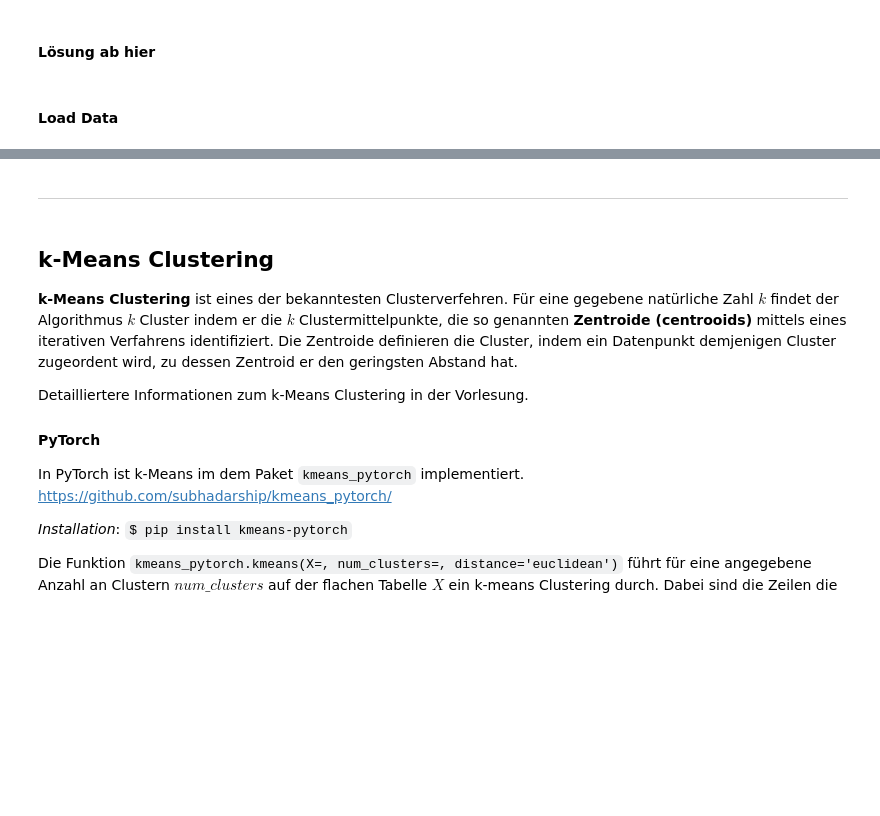
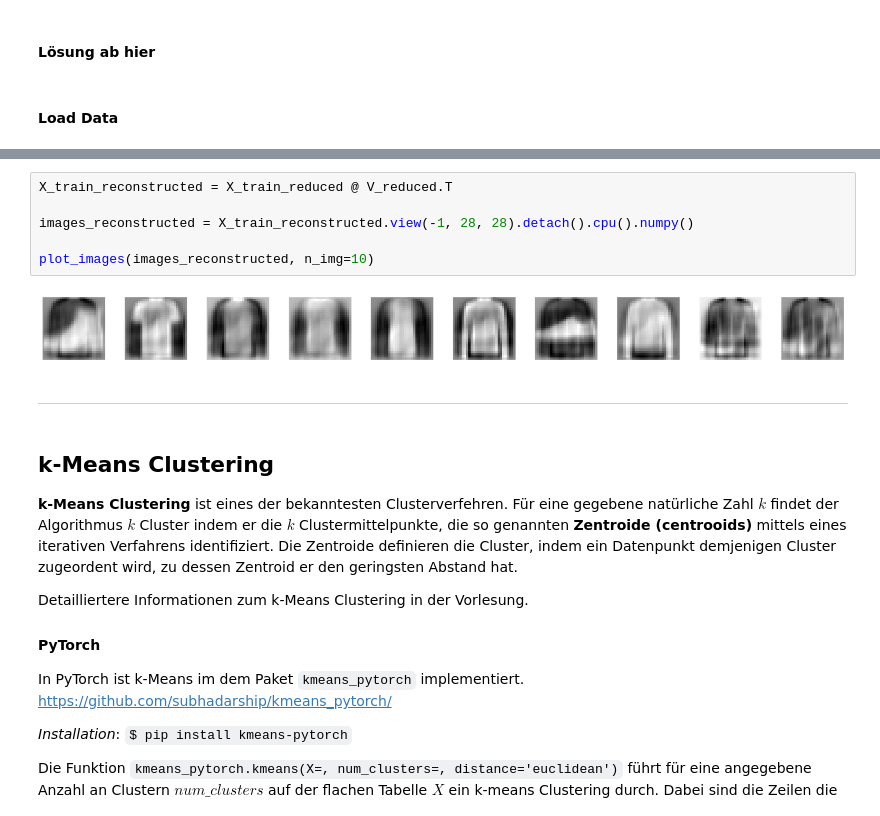
Before and after one commit to qq-ki/ML_Praktikum, a Jupyter notebook: Semester_4/Aufgabenblatt 5/Blatt 5 - ML2 - PCA and kMeans.ipynb, the cells around one changed output, grey strips where cells are left out. Saved outputs shown, nothing was run; the diff lists cells and outputs as text; blank space fills up the shorter version.

```diff
--- a/Semester_4/Aufgabenblatt 5/Blatt 5 - ML2 - PCA and kMeans.ipynb
+++ b/Semester_4/Aufgabenblatt 5/Blatt 5 - ML2 - PCA and kMeans.ipynb
@@ -214,3 +317,11 @@ def test(network, test_loader):
+# %%
+X_train_reconstructed = X_train_reduced @ V_reduced.T
+
+images_reconstructed = X_train_reconstructed.view(-1, 28, 28).detach().cpu().numpy()
+
+plot_images(images_reconstructed, n_img=10)
+# %% [output]
+[figure, added]
 # %% [markdown]
 ---
 # %% [markdown]
```
Also changed, not shown: parts of 3 cells of this notebook, 8 other files.
